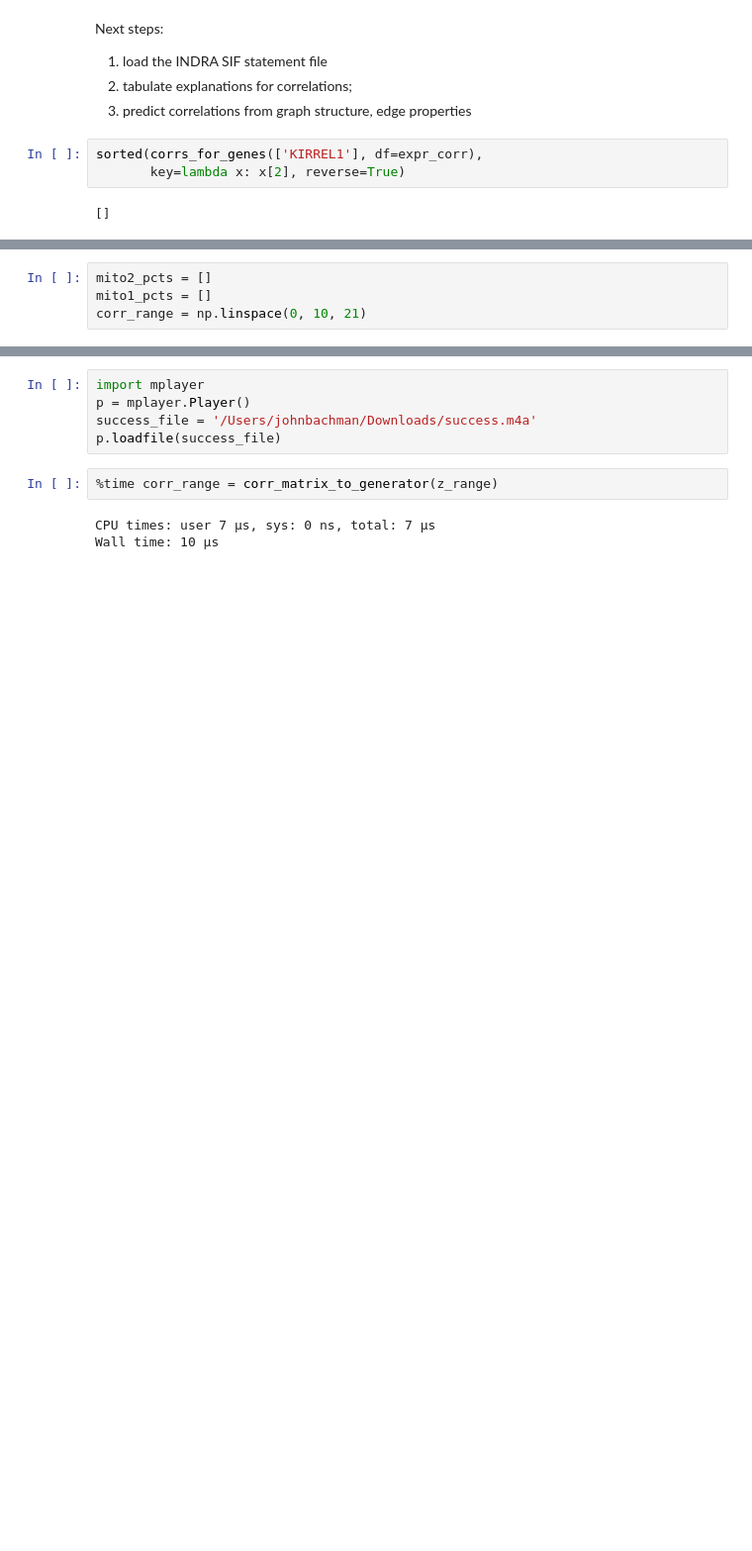
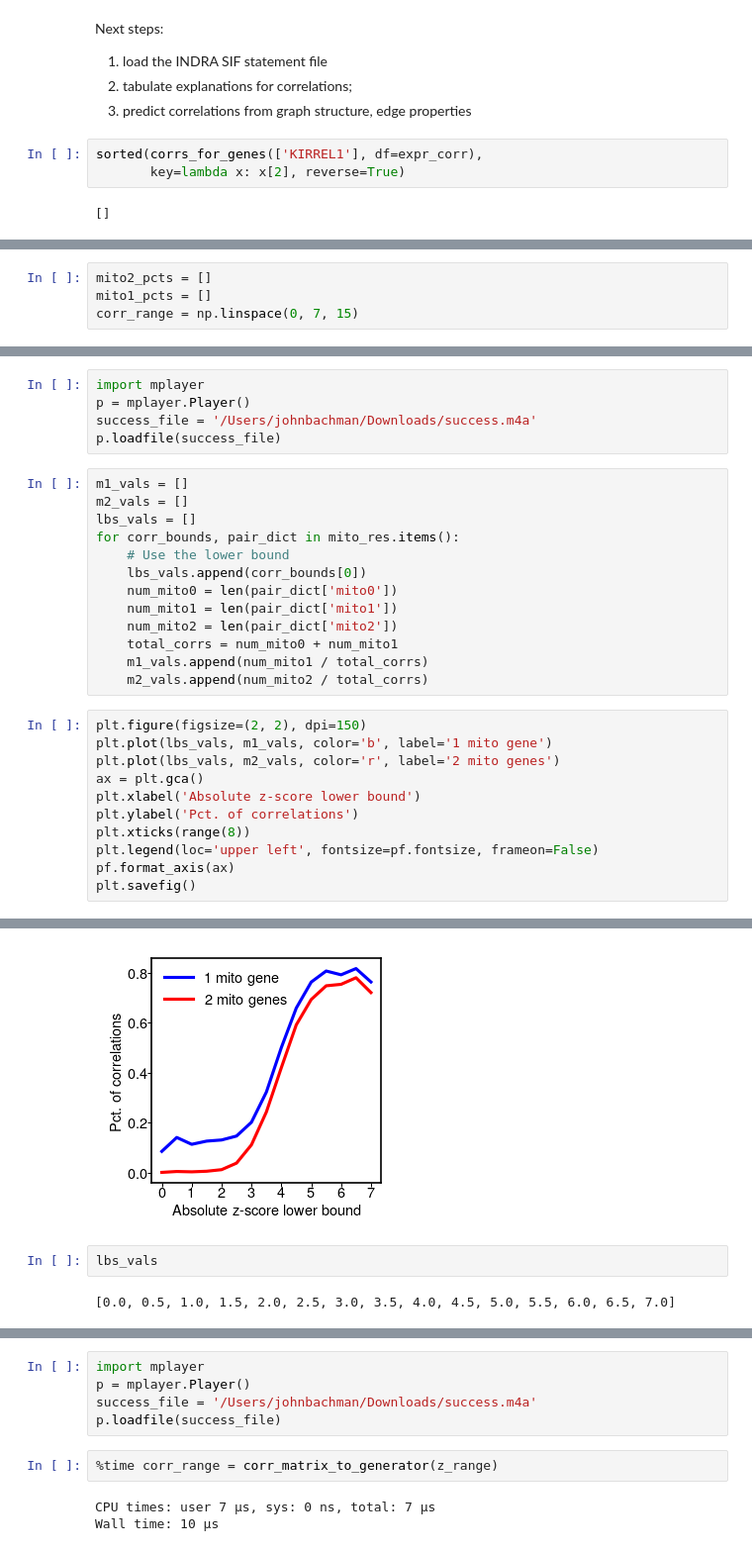
Before and after one commit to johnbachman/depmap_analysis, a Jupyter notebook: notebooks/Biomarkers of Dependency.ipynb, the cells around one changed output, grey strips where cells are left out. Shown at 99% size. Cells and saved outputs as stored; diff of their text form; blank space fills up the shorter version.

```diff
--- a/notebooks/Biomarkers of Dependency.ipynb
+++ b/notebooks/Biomarkers of Dependency.ipynb
@@ -360,7 +500,7 @@ sorted(corrs_for_genes(['KIRREL1'], df=expr_corr),
 # %%
 mito2_pcts = []
 mito1_pcts = []
-corr_range = np.linspace(0, 10, 21)
+corr_range = np.linspace(0, 7, 15)
 # %%
 corr_range
 # %% [output]
@@ -424,0 +563,30 @@ Wall time: 7.12 ms
+# %%
+import mplayer
+p = mplayer.Player()
+success_file = '/Users/johnbachman/Downloads/success.m4a'
+p.loadfile(success_file)
+# %%
+m1_vals = []
+m2_vals = []
+lbs_vals = []
+for corr_bounds, pair_dict in mito_res.items():
+    # Use the lower bound
+    lbs_vals.append(corr_bounds[0])
+    num_mito0 = len(pair_dict['mito0'])
+    num_mito1 = len(pair_dict['mito1'])
+    num_mito2 = len(pair_dict['mito2'])
+    total_corrs = num_mito0 + num_mito1
+    m1_vals.append(num_mito1 / total_corrs)
+    m2_vals.append(num_mito2 / total_corrs)
+# %%
+plt.figure(figsize=(2, 2), dpi=150)
+plt.plot(lbs_vals, m1_vals, color='b', label='1 mito gene')
+plt.plot(lbs_vals, m2_vals, color='r', label='2 mito genes')
+ax = plt.gca()
+plt.xlabel('Absolute z-score lower bound')
+plt.ylabel('Pct. of correlations')
+plt.xticks(range(8))
+plt.legend(loc='upper left', fontsize=pf.fontsize, frameon=False)
+pf.format_axis(ax)
+plt.savefig()
+# %% [output]
@@ -424,0 +610,5 @@ Wall time: 7.12 ms
+[figure, added]
+# %%
+lbs_vals
+# %% [output]
+[0.0, 0.5, 1.0, 1.5, 2.0, 2.5, 3.0, 3.5, 4.0, 4.5, 5.0, 5.5, 6.0, 6.5, 7.0]
```
Also changed, not shown: parts of 35 cells of this notebook.
